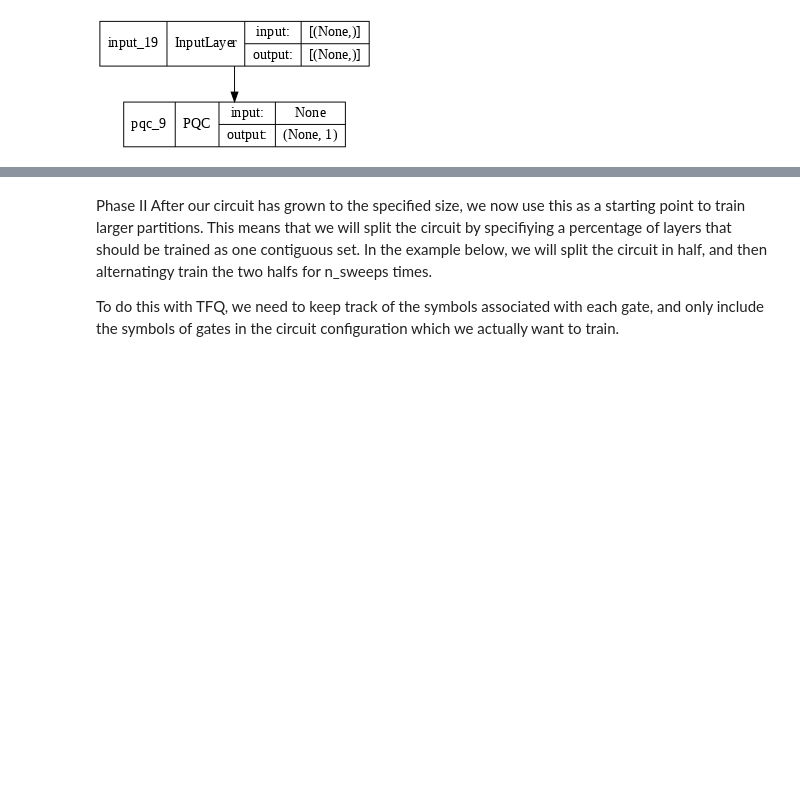
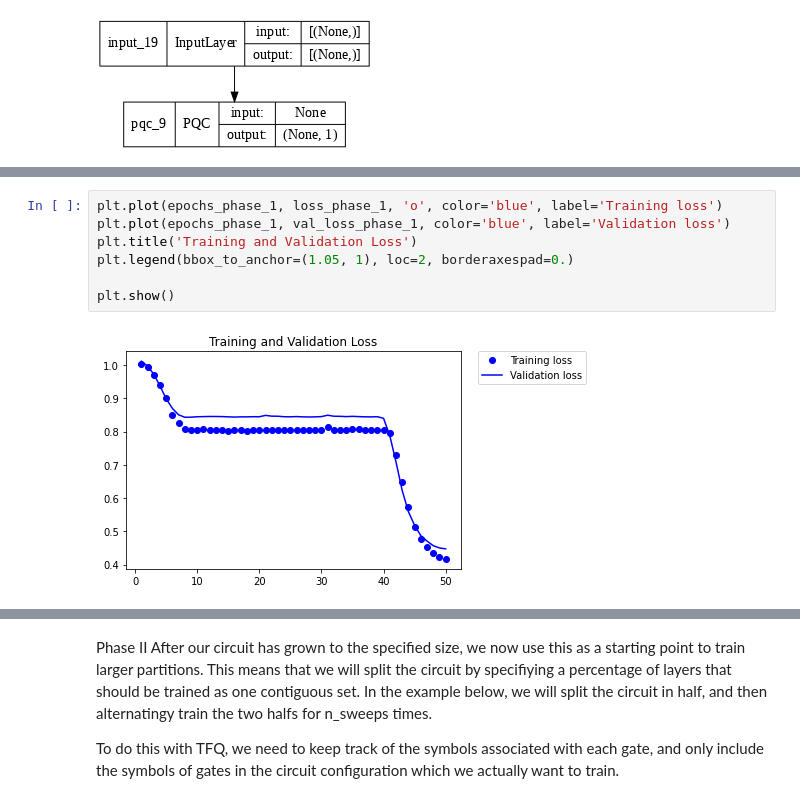
Before and after one commit to mbeadlescomb/QNN-Error-Mitigation, a Jupyter notebook: QCNN w_ Layerwise Learning on SPT Dataset.ipynb, the cells around one changed output, grey strips where cells are left out. Cells and saved outputs as stored; diff of their text form; blank space fills up the shorter version.

```diff
--- a/QCNN w_ Layerwise Learning on SPT Dataset.ipynb
+++ b/QCNN w_ Layerwise Learning on SPT Dataset.ipynb
@@ -374 +388,10 @@ plt.plot(training_history)
+# %%
+plt.plot(epochs_phase_1, loss_phase_1, 'o', color='blue', label='Training loss')
+plt.plot(epochs_phase_1, val_loss_phase_1, color='blue', label='Validation loss')
+plt.title('Training and Validation Loss')
+plt.legend(bbox_to_anchor=(1.05, 1), loc=2, borderaxespad=0.)
+
+plt.show()
+# %% [output]
+[figure, added]
 # %%
```
Also changed, not shown: parts of 34 cells of this notebook.
